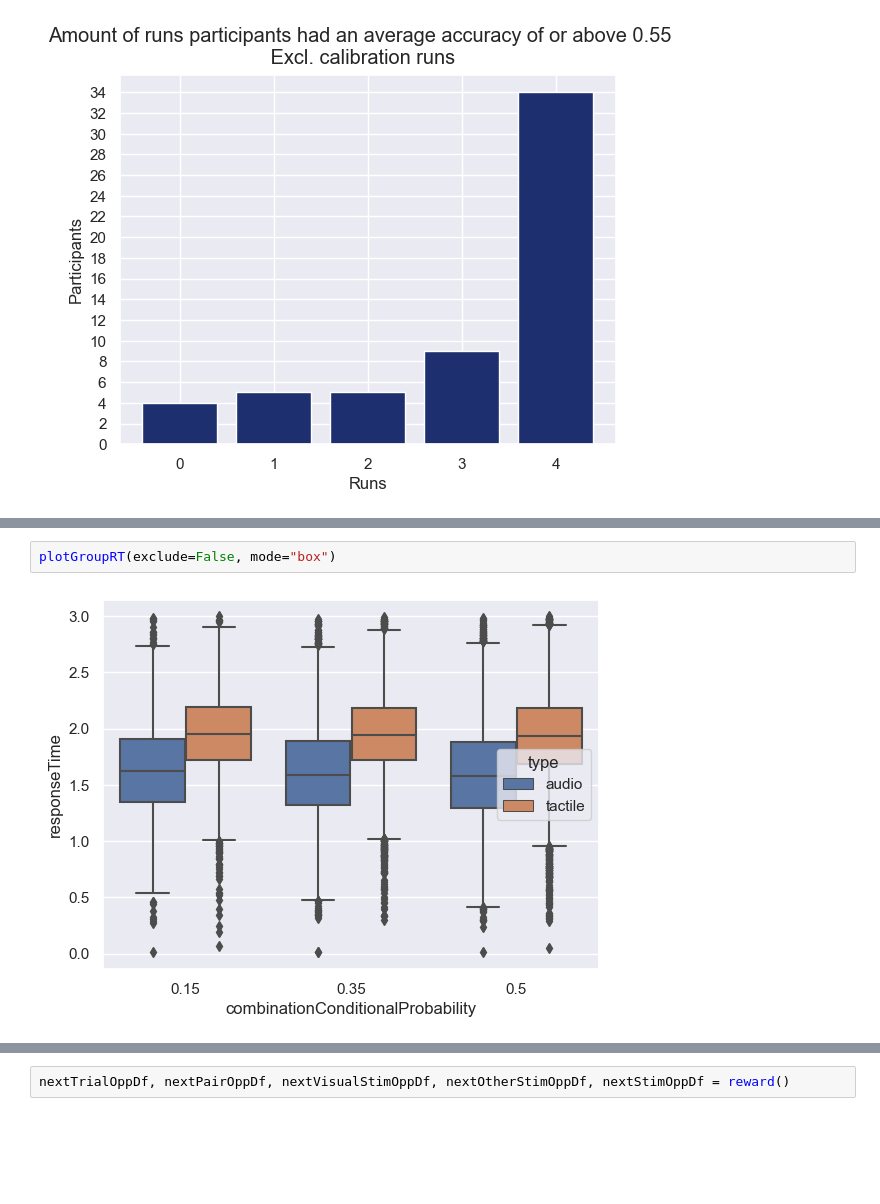
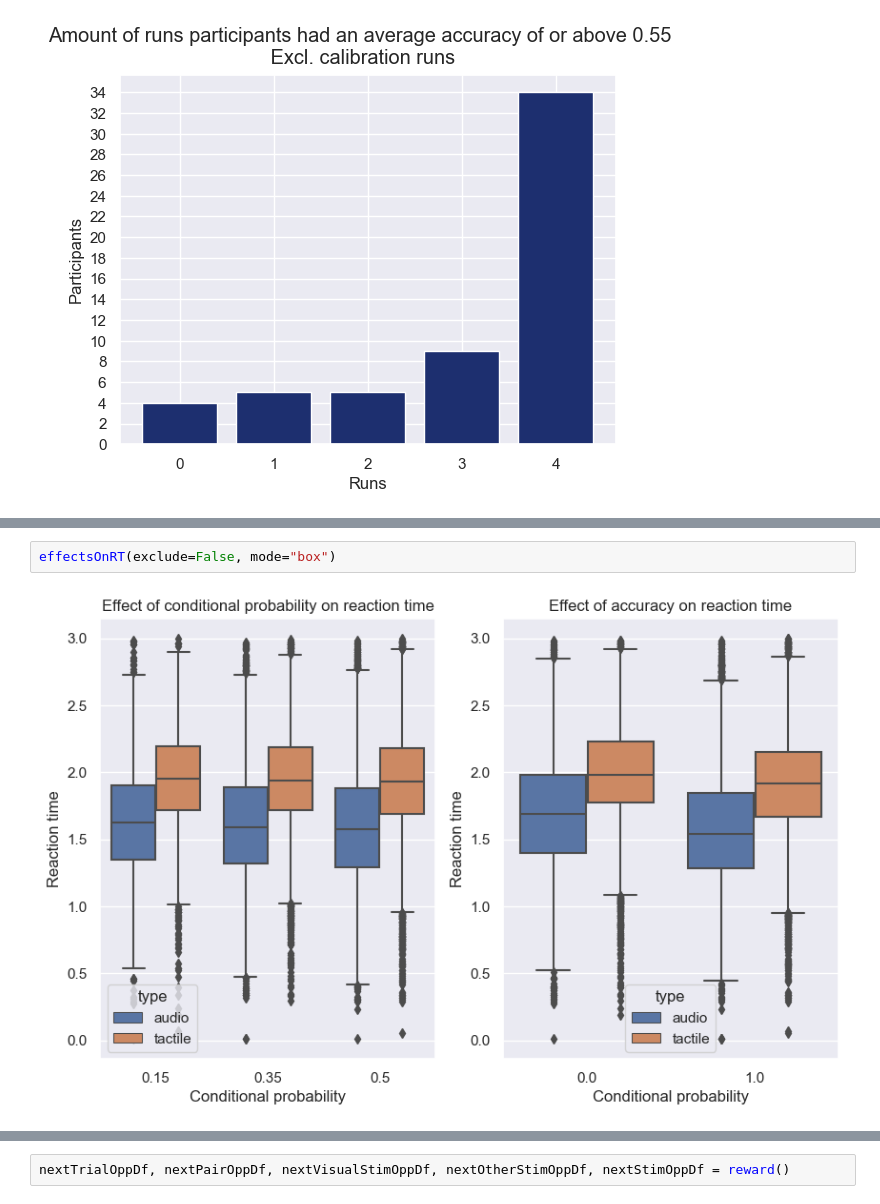
Before and after one commit to ruffgroup/multlearn, a Jupyter notebook: Modelling/Data analysis/accuracy_plots.ipynb, the cells around one changed output, grey strips where cells are left out. Saved outputs shown, nothing was run; the diff lists cells and outputs as text; blank space fills up the shorter version.

```diff
--- a/Modelling/Data analysis/accuracy_plots.ipynb
+++ b/Modelling/Data analysis/accuracy_plots.ipynb
@@ -692,5 +773,5 @@ plotGroupRT(exclude=False, mode="barSplit")
 # %%
-plotGroupRT(exclude=False, mode="box")
+effectsOnRT(exclude=False, mode="box")
 # %% [output]
-[figure, old version]
+[figure, new version]
 # %%
```
Also changed, not shown: parts of 23 cells of this notebook.
